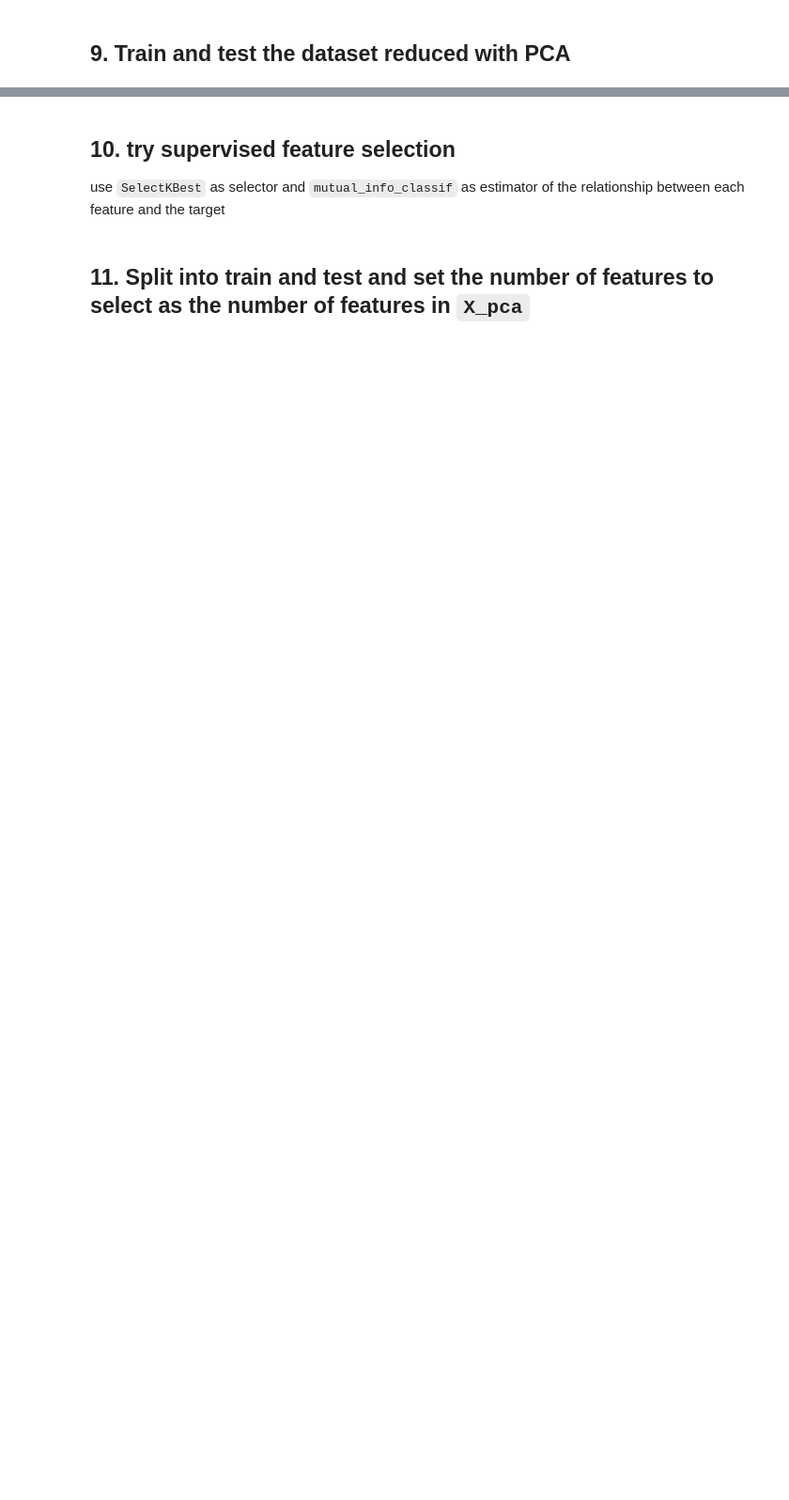
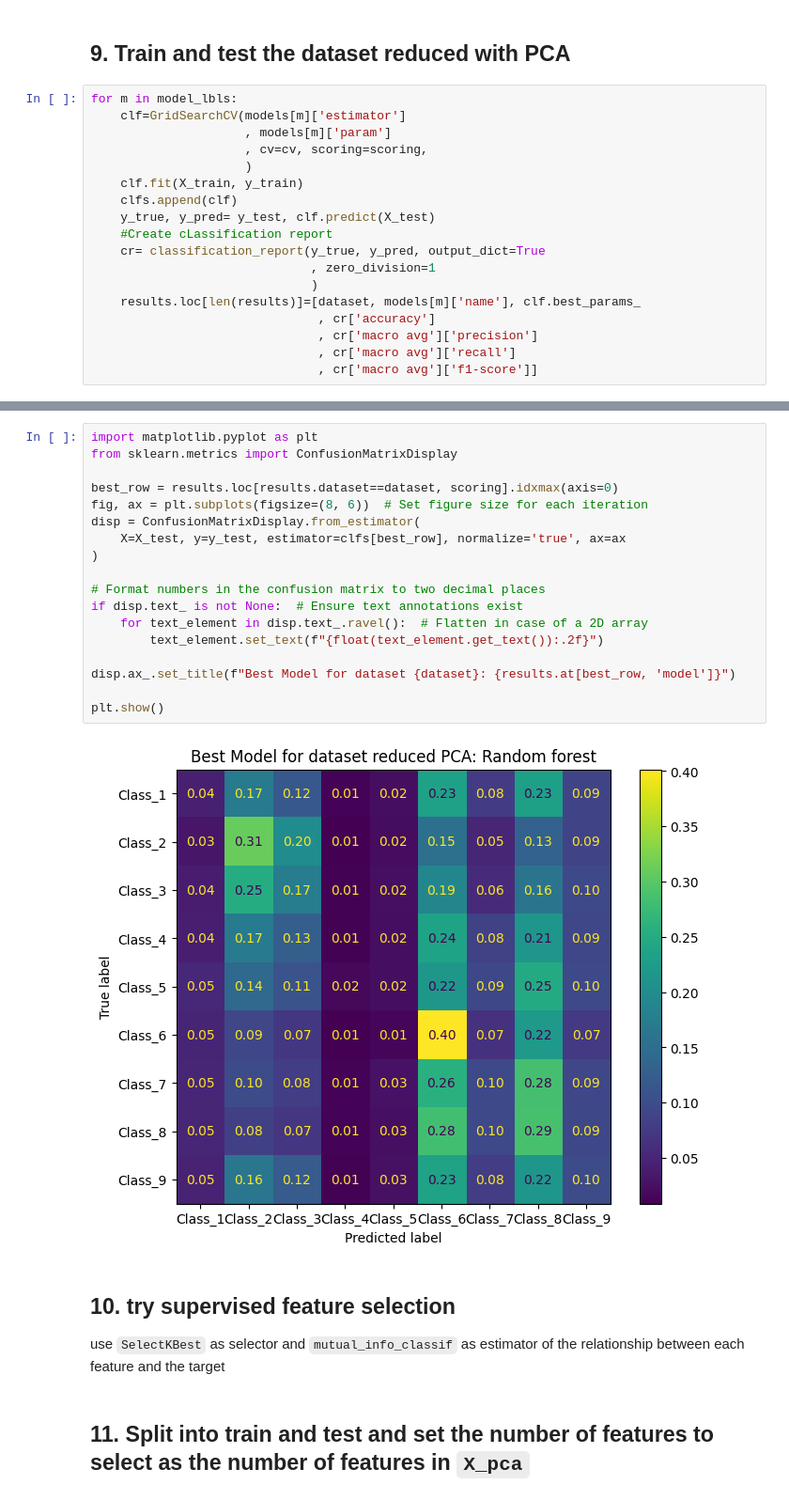
Before and after one commit to andreacondanna/BBS_Machine_Learning_public, a Jupyter notebook: Lab-feature-selection/Lab-feature-selection_nocode.ipynb, the cells around one changed output, grey strips where cells are left out. Shown at 94% size. Drawn from its saved outputs; the diff is of its cells as text; blank space fills up the shorter version.

```diff
--- a/Lab-feature-selection/Lab-feature-selection_nocode.ipynb
+++ b/Lab-feature-selection/Lab-feature-selection_nocode.ipynb
@@ -237,2 +269,20 @@ Results for dataset full
 # %% [markdown]
 ## 9. Train and test the dataset reduced with PCA
+# %%
+for m in model_lbls:
+    clf=GridSearchCV(models[m]['estimator']
+                     , models[m]['param']
+                     , cv=cv, scoring=scoring,
+                     )
+    clf.fit(X_train, y_train)
+    clfs.append(clf)
+    y_true, y_pred= y_test, clf.predict(X_test)
+    #Create cLassification report
+    cr= classification_report(y_true, y_pred, output_dict=True
+                              , zero_division=1
+                              )
+    results.loc[len(results)]=[dataset, models[m]['name'], clf.best_params_
+                               , cr['accuracy']
+                               , cr['macro avg']['precision']
+                               , cr['macro avg']['recall']
+                               , cr['macro avg']['f1-score']]
@@ -239,3 +301,23 @@ Results for dataset full
+# %%
+import matplotlib.pyplot as plt
+from sklearn.metrics import ConfusionMatrixDisplay
+
+best_row = results.loc[results.dataset==dataset, scoring].idxmax(axis=0)
+fig, ax = plt.subplots(figsize=(8, 6))  # Set figure size for each iteration
+disp = ConfusionMatrixDisplay.from_estimator(
+    X=X_test, y=y_test, estimator=clfs[best_row], normalize='true', ax=ax
+)
+
+# Format numbers in the confusion matrix to two decimal places
+if disp.text_ is not None:  # Ensure text annotations exist
+    for text_element in disp.text_.ravel():  # Flatten in case of a 2D array
+        text_element.set_text(f"{float(text_element.get_text()):.2f}")
+
+disp.ax_.set_title(f"Best Model for dataset {dataset}: {results.at[best_row, 'model']}")
+
+plt.show()
+# %% [output]
+[figure, added]
 # %% [markdown]
 ## 10. try supervised feature selection
 use `SelectKBest` as selector and `mutual_info_classif` as estimator of the relationship between each feature and the target
```
Also changed, not shown: parts of 19 cells of this notebook, 12 other files.
